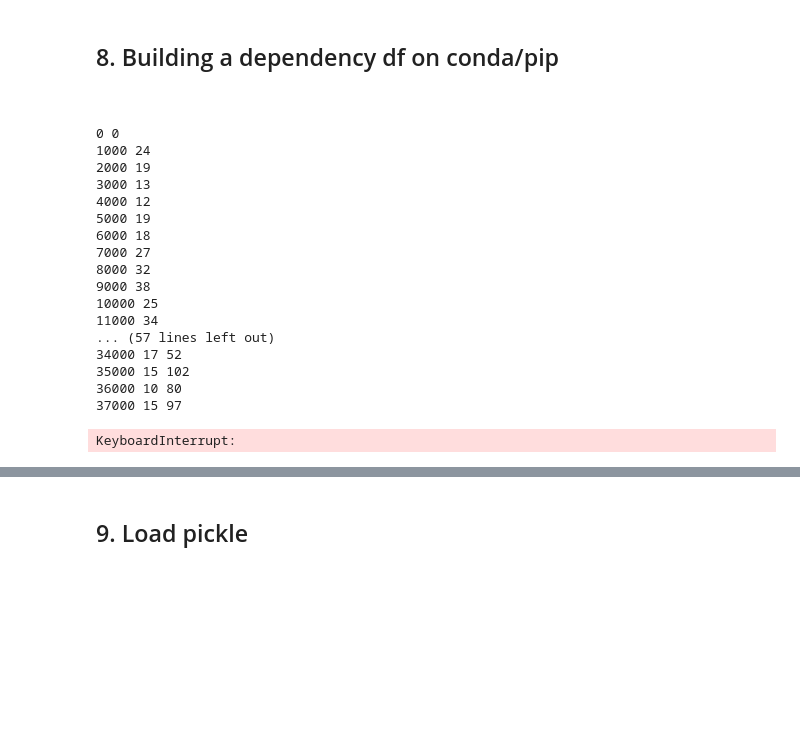
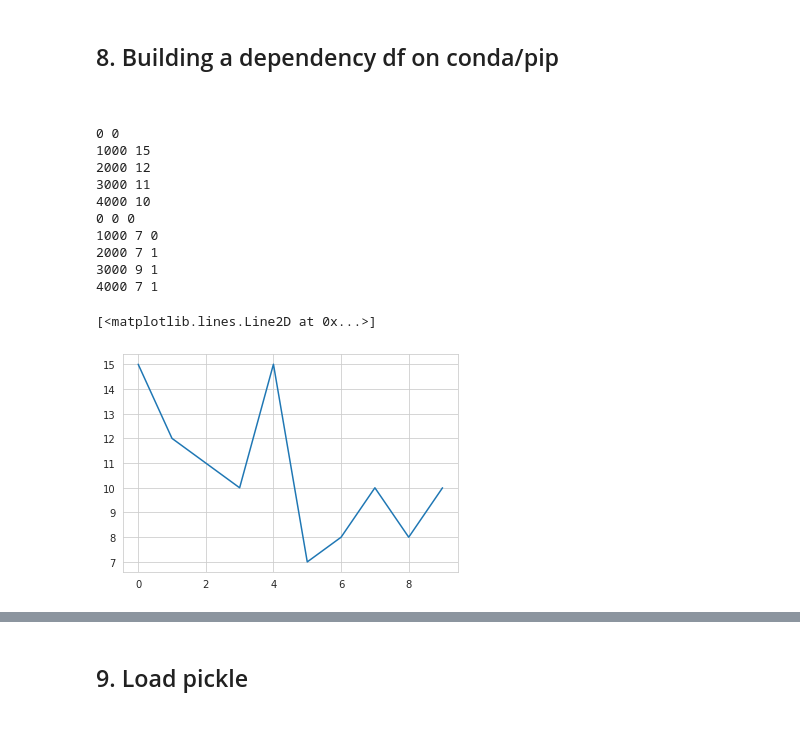
Before and after one commit to kevingao26/Binder-Logs, a Jupyter notebook: Binder-Specs-EDA.ipynb, the cells around one changed output, grey strips where cells are left out. Cells and saved outputs as stored; diff of their text form; code cells hidden in the pictures; blank space fills up the shorter version.

```diff
--- a/Binder-Specs-EDA.ipynb
+++ b/Binder-Specs-EDA.ipynb
@@ -346,7 +368,7 @@ def conda_parse(df, delete_indices, dp_df, dc_df, test_cap=9999999, benchmark=Fa
                 time_list.append(c.seconds)
                 print(str(i) + " " + str(c.seconds))
                 a = datetime.datetime.now()
-        true_index = conda_L.loc[i, "index"]
+        true_index = conda_L.at[i, "index"]
         try:
             dependency_list = yaml.load(conda_L['conda'][i], Loader=yaml.FullLoader)["dependencies"]
             for d_line in dependency_list:
@@ -357,13 +379,13 @@ def conda_parse(df, delete_indices, dp_df, dc_df, test_cap=9999999, benchmark=Fa
                     d_name = d_line[0]
                     if (len(d_line) > 1):
                         d_type = d_line[1]
-                        #dp_df.loc[true_index, d_name] = d_type
+                        #dp_df.at[true_index, d_name] = d_type
                         temp_df.at[true_index, d_name] = d_type
                     else:
-                        #dp_df.loc[true_index, d_name] = "Default"
+                        #dp_df.at[true_index, d_name] = "Default"
                         temp_df.at[true_index, d_name] = 'Default'
                         pass
-                dc_df.loc[true_index, 'conda'] = 1
+                dc_df.at[true_index, 'conda'] = 1
         except:
             delete_indices.append(true_index)
 
@@ -445,7 +467,7 @@ def pip_parse(df, delete_indices, dp_df, dc_df, test_cap=9999999, benchmark=Fals
                 time_list.append(c.seconds + e.seconds)
                 print(str(i) + " " + str(e.seconds) + " " + str(c.seconds))
                 a = datetime.datetime.now()
-        true_index = pip_L.loc[i, "index"]
+        true_index = pip_L.at[i, "index"]
         try:
             dependency_list = pip_L['pip'][i].replace(" ", "").lower().split("\n")
             for d_line in dependency_list:
@@ -461,7 +483,7 @@ def pip_parse(df, delete_indices, dp_df, dc_df, test_cap=9999999, benchmark=Fals
                     else:
                         #dp_df.loc[true_index, d_name] = "Default"
                         temp_df.at[true_index, d_name] = "Default"
-                dc_df.loc[true_index, 'pip'] = 1
+                dc_df.at[true_index, 'pip'] = 1
         except:
             delete_indices.append(true_index)
 
@@ -546,8 +568,8 @@ InstallationError: Could not open requirements file: [Errno 22] Invalid argument
 # %%
 dp_df, dc_df, delete_indices = pd.DataFrame(), pd.DataFrame(), []
 
-delete_indices, dp_df, dc_df, conda_times = conda_parse(ok_df, delete_indices, dp_df, dc_df, benchmark=True)
-delete_indices, dp_df, dc_df, pip_times = pip_parse(ok_df, delete_indices, dp_df, dc_df, benchmark=True)
+delete_indices, dp_df, dc_df, conda_times = conda_parse(ok_df, delete_indices, dp_df, dc_df, 5000, benchmark=True)
+delete_indices, dp_df, dc_df, pip_times = pip_parse(ok_df, delete_indices, dp_df, dc_df, 5000, benchmark=True)
 
 #dp_df.drop(delete_indices)
 #dc_df.drop(delete_indices)
@@ -555,20 +577,12 @@ delete_indices, dp_df, dc_df, pip_times = pip_parse(ok_df, delete_indices, dp_df
 dc_df = dc_df.fillna(0)
 # %% [output]
 0 0
-1000 24
-2000 19
-3000 13
-4000 12
-5000 19
-6000 18
-7000 27
-8000 32
-9000 38
-10000 25
-11000 34
-... (57 lines left out)
-34000 17 52
-35000 15 102
-36000 10 80
-37000 15 97
+1000 15
+2000 12
+3000 11
+4000 10
+0 0 0
+1000 7 0
+2000 7 1
+3000 9 1
+4000 7 1
-KeyboardInterrupt:
@@ -579,2 +589,7 @@ delete_indices
+# %%
+plt.plot(conda_times + pip_times)
+# %% [output]
+[<matplotlib.lines.Line2D at 0x...>]
+[figure, added]
 # %%
 dp_df
```
Also changed, not shown: parts of 49 cells of this notebook.
